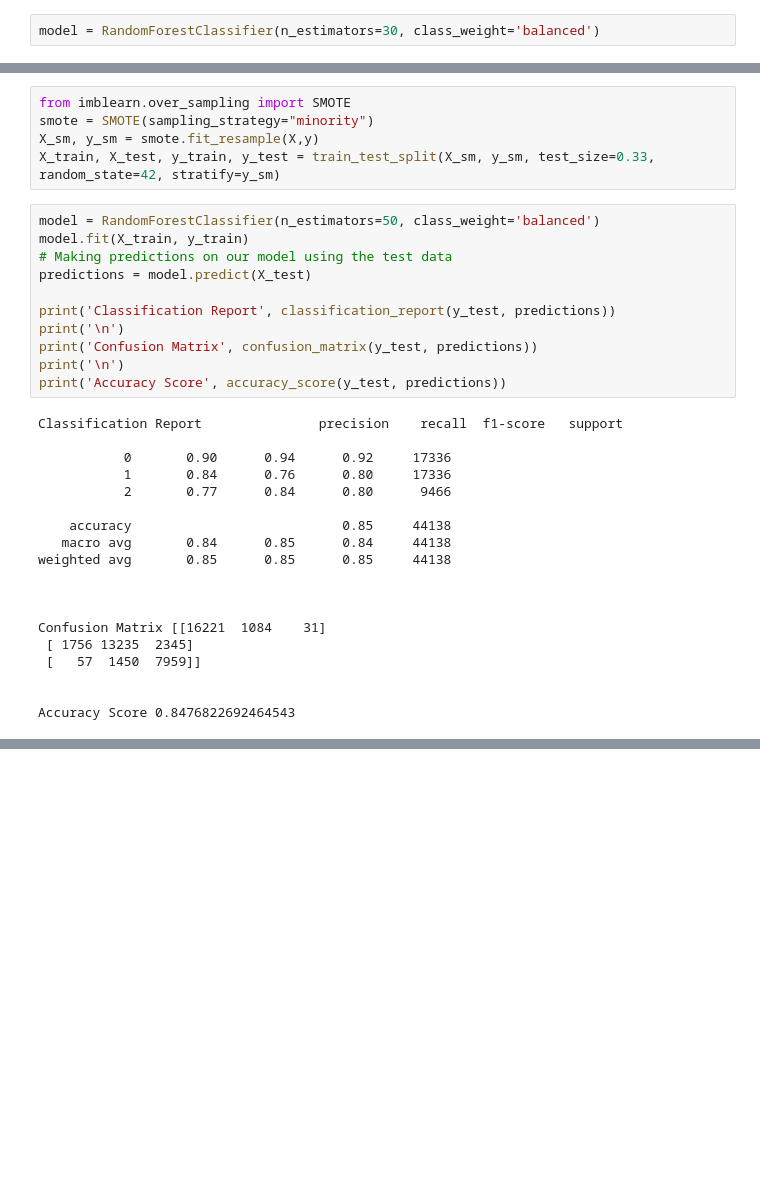
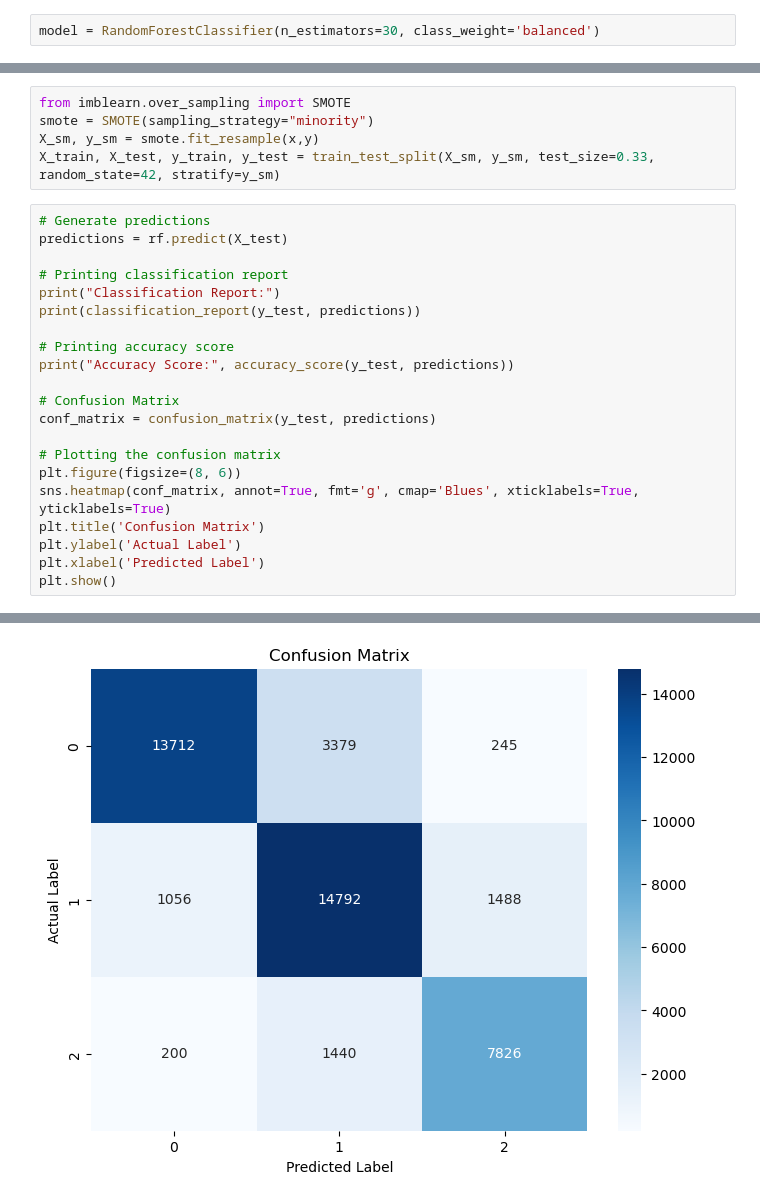
Before and after one commit to gamuhrai/Project-4-Credit-Worthiness, a Jupyter notebook: Credit-Score.ipynb, the cells around one changed output, grey strips where cells are left out. Cells and saved outputs as stored; diff of their text form; blank space fills up the shorter version.

```diff
--- a/Credit-Score.ipynb
+++ b/Credit-Score.ipynb
@@ -577,35 +660,27 @@ Accuracy Score 0.791209128274339
 # %%
 from imblearn.over_sampling import SMOTE
 smote = SMOTE(sampling_strategy="minority")
-X_sm, y_sm = smote.fit_resample(X,y)
+X_sm, y_sm = smote.fit_resample(x,y)
 X_train, X_test, y_train, y_test = train_test_split(X_sm, y_sm, test_size=0.33, random_state=42, stratify=y_sm)
-# %%
-model = RandomForestClassifier(n_estimators=50, class_weight='balanced')
-model.fit(X_train, y_train)
-# Making predictions on our model using the test data
-predictions = model.predict(X_test)
-
-print('Classification Report', classification_report(y_test, predictions))
-print('\n')
-print('Confusion Matrix', confusion_matrix(y_test, predictions))
-print('\n')
-print('Accuracy Score', accuracy_score(y_test, predictions))
-# %% [output]
-Classification Report               precision    recall  f1-score   support
-
-           0       0.90      0.94      0.92     17336
-           1       0.84      0.76      0.80     17336
-           2       0.77      0.84      0.80      9466
-
-    accuracy                           0.85     44138
-   macro avg       0.84      0.85      0.84     44138
-weighted avg       0.85      0.85      0.85     44138
-
-
-
-Confusion Matrix [[16221  1084    31]
- [ 1756 13235  2345]
- [   57  1450  7959]]
-
-
-Accuracy Score 0.8476822692464543
+# %%
+# Generate predictions
+predictions = rf.predict(X_test)
+
+# Printing classification report
+print("Classification Report:")
+print(classification_report(y_test, predictions))
+
+# Printing accuracy score
+print("Accuracy Score:", accuracy_score(y_test, predictions))
+
+# Confusion Matrix
+conf_matrix = confusion_matrix(y_test, predictions)
+
+# Plotting the confusion matrix
+plt.figure(figsize=(8, 6))
+sns.heatmap(conf_matrix, annot=True, fmt='g', cmap='Blues', xticklabels=True, yticklabels=True)
+plt.title('Confusion Matrix')
+plt.ylabel('Actual Label')
+plt.xlabel('Predicted Label')
+plt.show()
+# %% [output]
@@ -611,0 +699 @@ Accuracy Score 0.8476822692464543
+[figure, added]
```
Also changed, not shown: parts of 22 cells of this notebook.
